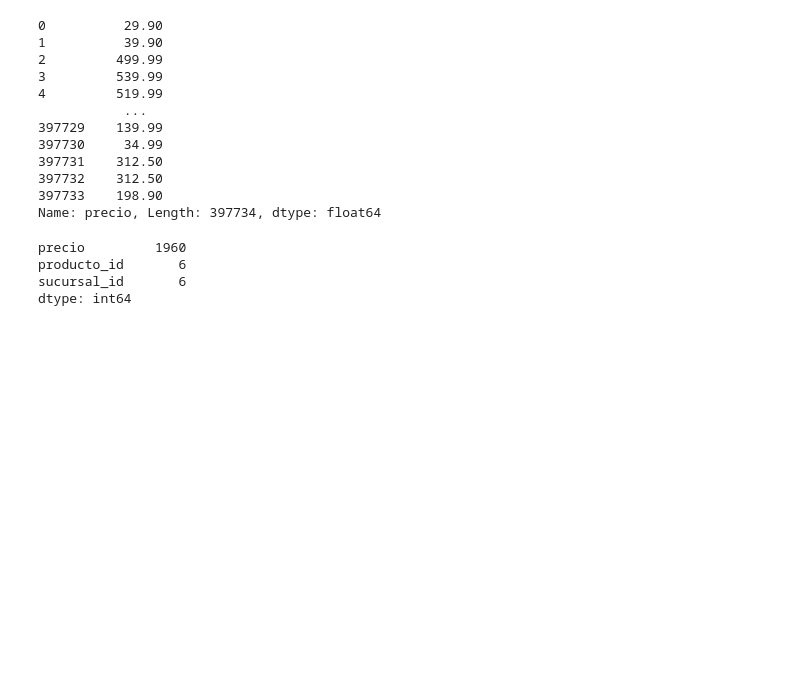
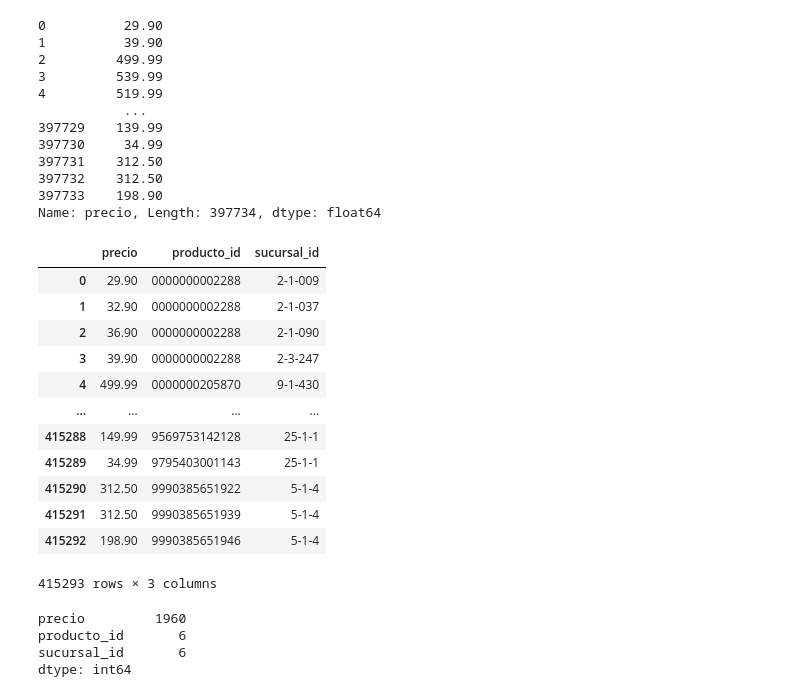
Before and after one commit to Martu-t/Martha-Tarantino-DSH-PI_DE, a Jupyter notebook: pipeline.ipynb, the cells around one changed output. Saved outputs shown, nothing was run; the diff lists cells and outputs as text; code cells hidden in the pictures; blank space fills up the shorter version.

```diff
--- a/pipeline.ipynb
+++ b/pipeline.ipynb
@@ -119,6 +129,22 @@ Name: precio, Length: 397734, dtype: float64
 #dataset precio semana 3
 #pd.read_fwf(dataset4)
 precio_semana3 = pd.read_csv(dataset3, delimiter="|", encoding=detect_encoding(dataset3))
+# %%
+precio_semana3
+# %% [output]
+|  | precio | producto_id | sucursal_id |
+| 0 | 29.90 | 0000000002288 | 2-1-009 |
+| 1 | 32.90 | 0000000002288 | 2-1-037 |
+| 2 | 36.90 | 0000000002288 | 2-1-090 |
+| 3 | 39.90 | 0000000002288 | 2-3-247 |
+| 4 | 499.99 | 0000000205870 | 9-1-430 |
+| ... | ... | ... | ... |
+| 415288 | 149.99 | 9569753142128 | 25-1-1 |
+| 415289 | 34.99 | 9795403001143 | 25-1-1 |
+| 415290 | 312.50 | 9990385651922 | 5-1-4 |
+| 415291 | 312.50 | 9990385651939 | 5-1-4 |
+| 415292 | 198.90 | 9990385651946 | 5-1-4 |
+415293 rows × 3 columns
 # %%
 #se buscan valores nulos en dataframe 3
 busca_nulos(precio_semana3)
```
Also changed, not shown: parts of 27 cells of this notebook.
